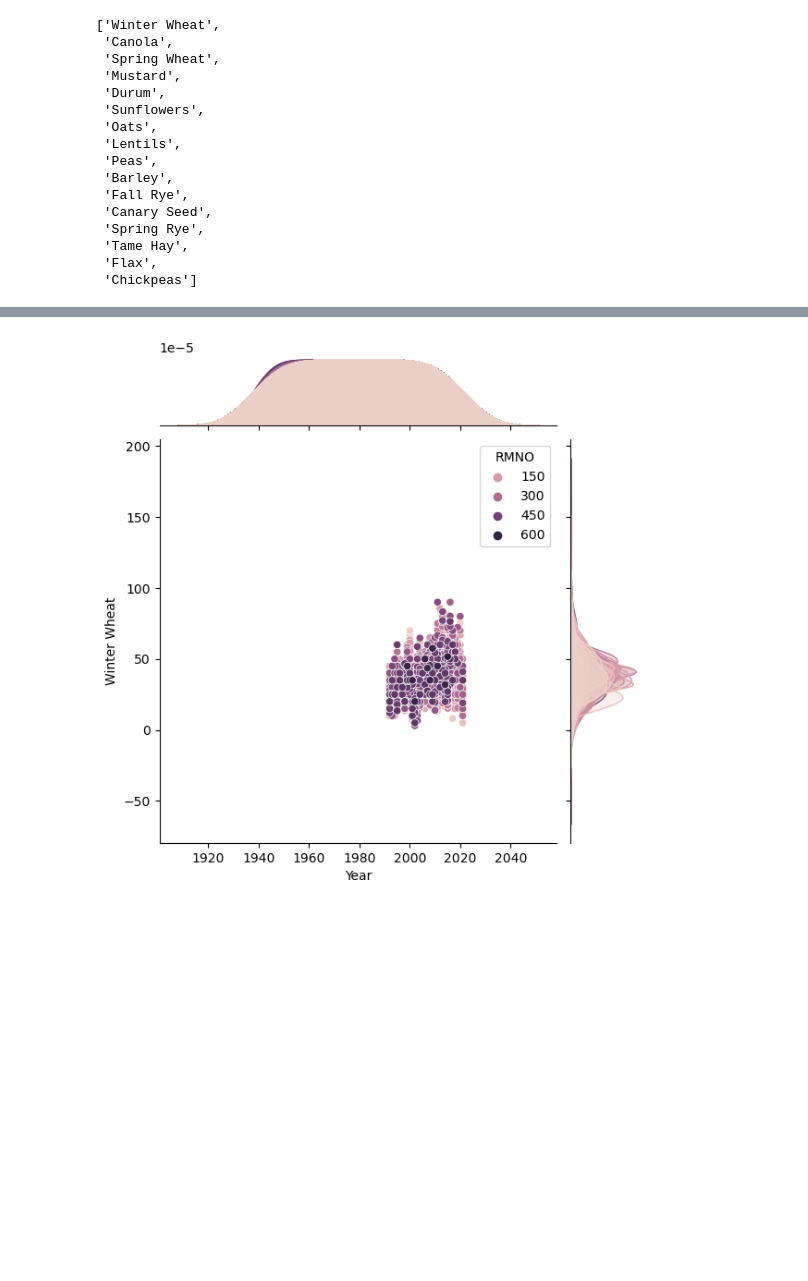
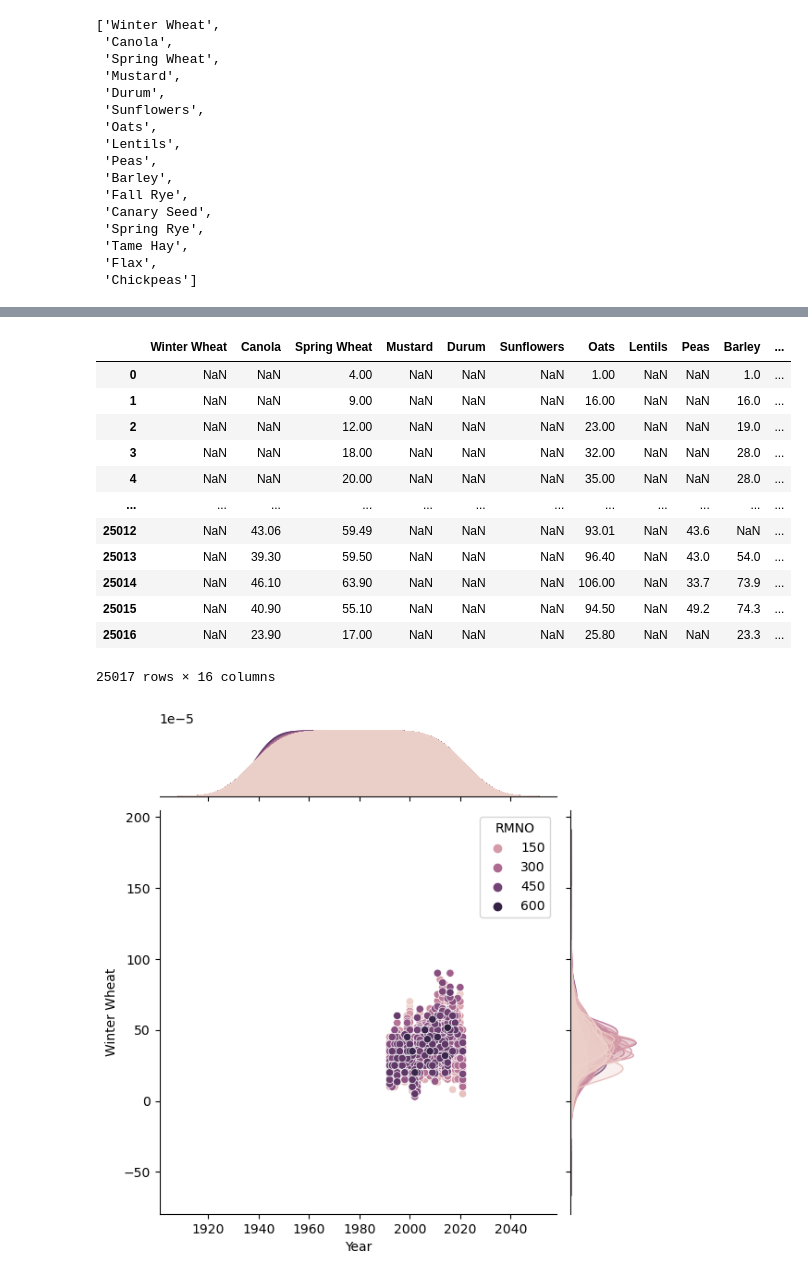
Before and after one commit to mascott82/agtech-assignments, a Jupyter notebook: Assignment_5.ipynb, the cells around one changed output, grey strips where cells are left out. Saved outputs shown, nothing was run; the diff lists cells and outputs as text; code cells hidden in the pictures; blank space fills up the shorter version.

```diff
--- a/Assignment_5.ipynb
+++ b/Assignment_5.ipynb
@@ -140,9 +154,8 @@ data[data['RMNO'] == 100]
 84 rows × 18 columns
 # %%
 cropCols = []
-for col in data.columns:
-    if col != 'Year' and col != 'RMNO':
-        cropCols.append(col)
+for col in data.columns[2:]:
+    cropCols.append(col)
 cropCols
 # %% [output]
 ['Winter Wheat',
@@ -164,3 +198,19 @@ cropCols
+# %%
+data[cropCols]
+# %% [output]
+|  | Winter Wheat | Canola | Spring Wheat | Mustard | Durum | Sunflowers | Oats | Lentils | Peas | Barley | ... |
+| 0 | NaN | NaN | 4.00 | NaN | NaN | NaN | 1.00 | NaN | NaN | 1.0 | ... |
+| 1 | NaN | NaN | 9.00 | NaN | NaN | NaN | 16.00 | NaN | NaN | 16.0 | ... |
+| 2 | NaN | NaN | 12.00 | NaN | NaN | NaN | 23.00 | NaN | NaN | 19.0 | ... |
+| 3 | NaN | NaN | 18.00 | NaN | NaN | NaN | 32.00 | NaN | NaN | 28.0 | ... |
+| 4 | NaN | NaN | 20.00 | NaN | NaN | NaN | 35.00 | NaN | NaN | 28.0 | ... |
+| ... | ... | ... | ... | ... | ... | ... | ... | ... | ... | ... | ... |
+| 25012 | NaN | 43.06 | 59.49 | NaN | NaN | NaN | 93.01 | NaN | 43.6 | NaN | ... |
+| 25013 | NaN | 39.30 | 59.50 | NaN | NaN | NaN | 96.40 | NaN | 43.0 | 54.0 | ... |
+| 25014 | NaN | 46.10 | 63.90 | NaN | NaN | NaN | 106.00 | NaN | 33.7 | 73.9 | ... |
+| 25015 | NaN | 40.90 | 55.10 | NaN | NaN | NaN | 94.50 | NaN | 49.2 | 74.3 | ... |
+| 25016 | NaN | 23.90 | 17.00 | NaN | NaN | NaN | 25.80 | NaN | NaN | 23.3 | ... |
+25017 rows × 16 columns
 # %%
 for col in cropCols:
     sns.jointplot(data=data[['Year', 'RMNO', col]], x='Year', y=col,  hue='RMNO')
```
Also changed, not shown: parts of 5 cells of this notebook.
